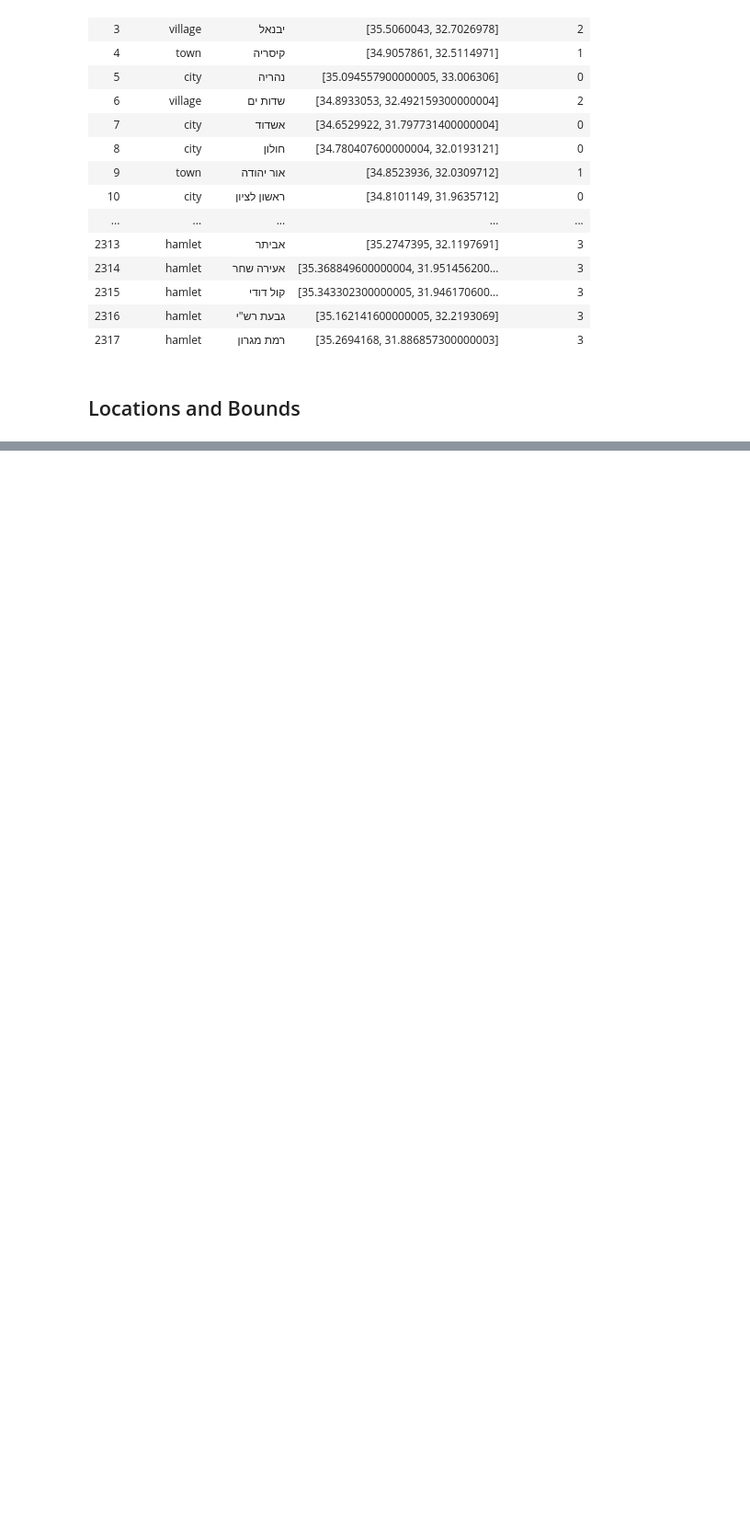
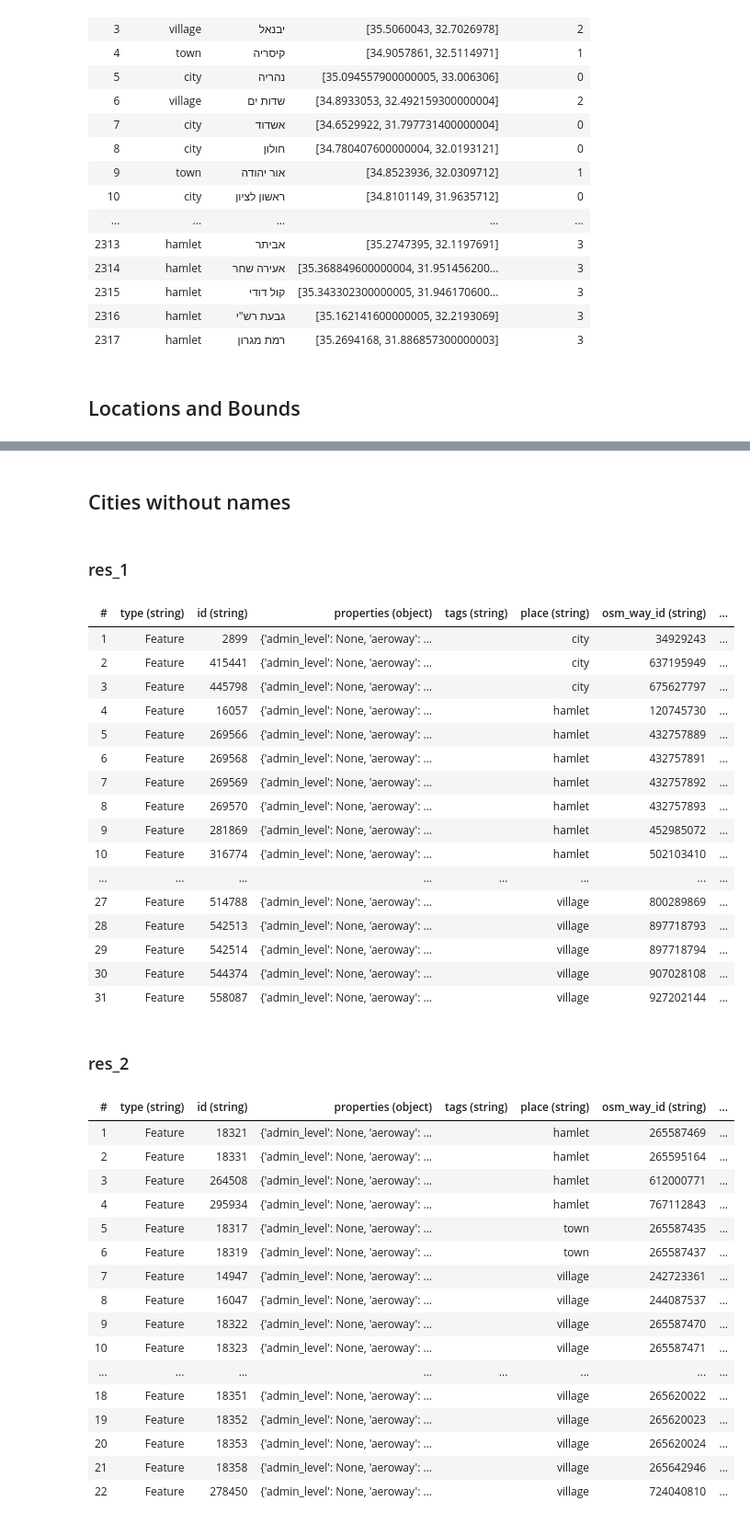
Before and after one commit to kolzchut/srm-etl, a Jupyter notebook: data-analysis/osm/OSM Query for Town Hebrew names and boundaries.ipynb, the cells around one changed output, grey strips where cells are left out. Shown: that part at 92% size. Cells and saved outputs as stored; diff of their text form; code cells hidden in the pictures; blank space fills up the shorter version.

```diff
--- a/data-analysis/osm/OSM Query for Town Hebrew names and boundaries.ipynb
+++ b/data-analysis/osm/OSM Query for Town Hebrew names and boundaries.ipynb
@@ -188,3 +192,81 @@ place_bounds_he
   'doubleQuote': True,
   'quoteChar': '"',
   'skipInitialSpace': False}}
+# %% [markdown]
+## Cities without names
+# %%
+import dataflows as DF
+import fiona
+import pghstore
+from shapely.geometry import shape
+from shapely.ops import unary_union
+
+FILES = ['israel', 'palestine']
+sources = [fiona.open(f'{f}.osm.gpkg', layer='multipolygons').filter() for f in FILES]
+RANKS = dict(
+    city=0,
+    town=1,
+    village=2,
+    hamlet=3
+)
+
+def names(r):
+    ret = [v for k, v in r['properties'].items() if k.endswith('he')]
+    if len(ret) == 0:
+        name = r['properties'].get('name')
+        if name:
+            return [name]
+    else:
+        return ret
+
+r = DF.Flow(
+    *sources,
+    DF.add_field('tags', 'string', lambda r: r['properties'].get('other_tags') or ''),
+    lambda row: row['properties'].update(pghstore.loads(row['tags'])),
+    DF.add_field('place', 'string', lambda r: r['properties'].get('place')),
+    DF.add_field('osm_way_id', 'string', lambda r: r['properties'].get('osm_way_id')),
+    DF.filter_rows(lambda r: r['place'] in RANKS.keys()),
+    DF.filter_rows(lambda r: r['geometry'] and 'Polygon' in r['geometry']['type']),
+    DF.add_field('name', 'array', names),
+    DF.filter_rows(lambda r: r['name'] is None),
+    DF.sort_rows('{place}'),
+    DF.delete_fields(['geometry']),
+    DF.printer(tablefmt='html')
+).results()[0][0]
+# %% [output]
+res_1
+| # | type (string) | id (string) | properties (object) | tags (string) | place (string) | osm_way_id (string) | ... |
+| 1 | Feature | 2899 | {'admin_level': None, 'aeroway': ... |  | city | 34929243 | ... |
+| 2 | Feature | 415441 | {'admin_level': None, 'aeroway': ... |  | city | 637195949 | ... |
+| 3 | Feature | 445798 | {'admin_level': None, 'aeroway': ... |  | city | 675627797 | ... |
+| 4 | Feature | 16057 | {'admin_level': None, 'aeroway': ... |  | hamlet | 120745730 | ... |
+| 5 | Feature | 269566 | {'admin_level': None, 'aeroway': ... |  | hamlet | 432757889 | ... |
+| 6 | Feature | 269568 | {'admin_level': None, 'aeroway': ... |  | hamlet | 432757891 | ... |
+| 7 | Feature | 269569 | {'admin_level': None, 'aeroway': ... |  | hamlet | 432757892 | ... |
+| 8 | Feature | 269570 | {'admin_level': None, 'aeroway': ... |  | hamlet | 432757893 | ... |
+| 9 | Feature | 281869 | {'admin_level': None, 'aeroway': ... |  | hamlet | 452985072 | ... |
+| 10 | Feature | 316774 | {'admin_level': None, 'aeroway': ... |  | hamlet | 502103410 | ... |
+| ... | ... | ... | ... | ... | ... | ... | ... |
+| 27 | Feature | 514788 | {'admin_level': None, 'aeroway': ... |  | village | 800289869 | ... |
+| 28 | Feature | 542513 | {'admin_level': None, 'aeroway': ... |  | village | 897718793 | ... |
+| 29 | Feature | 542514 | {'admin_level': None, 'aeroway': ... |  | village | 897718794 | ... |
+| 30 | Feature | 544374 | {'admin_level': None, 'aeroway': ... |  | village | 907028108 | ... |
+| 31 | Feature | 558087 | {'admin_level': None, 'aeroway': ... |  | village | 927202144 | ... |
+res_2
+| # | type (string) | id (string) | properties (object) | tags (string) | place (string) | osm_way_id (string) | ... |
+| 1 | Feature | 18321 | {'admin_level': None, 'aeroway': ... |  | hamlet | 265587469 | ... |
+| 2 | Feature | 18331 | {'admin_level': None, 'aeroway': ... |  | hamlet | 265595164 | ... |
+| 3 | Feature | 264508 | {'admin_level': None, 'aeroway': ... |  | hamlet | 612000771 | ... |
+| 4 | Feature | 295934 | {'admin_level': None, 'aeroway': ... |  | hamlet | 767112843 | ... |
+| 5 | Feature | 18317 | {'admin_level': None, 'aeroway': ... |  | town | 265587435 | ... |
+| 6 | Feature | 18319 | {'admin_level': None, 'aeroway': ... |  | town | 265587437 | ... |
+| 7 | Feature | 14947 | {'admin_level': None, 'aeroway': ... |  | village | 242723361 | ... |
+| 8 | Feature | 16047 | {'admin_level': None, 'aeroway': ... |  | village | 244087537 | ... |
+| 9 | Feature | 18322 | {'admin_level': None, 'aeroway': ... |  | village | 265587470 | ... |
+| 10 | Feature | 18323 | {'admin_level': None, 'aeroway': ... |  | village | 265587471 | ... |
+| ... | ... | ... | ... | ... | ... | ... | ... |
+| 18 | Feature | 18351 | {'admin_level': None, 'aeroway': ... |  | village | 265620022 | ... |
+| 19 | Feature | 18352 | {'admin_level': None, 'aeroway': ... |  | village | 265620023 | ... |
+| 20 | Feature | 18353 | {'admin_level': None, 'aeroway': ... |  | village | 265620024 | ... |
+| 21 | Feature | 18358 | {'admin_level': None, 'aeroway': ... |  | village | 265642946 | ... |
+| 22 | Feature | 278450 | {'admin_level': None, 'aeroway': ... |  | village | 724040810 | ... |
```
Also changed, not shown: parts of 3 cells of this notebook, 1 other file.
